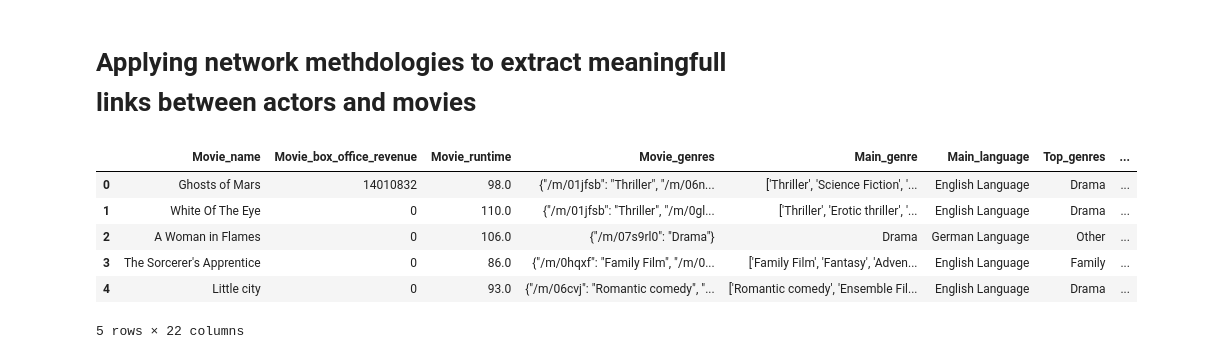
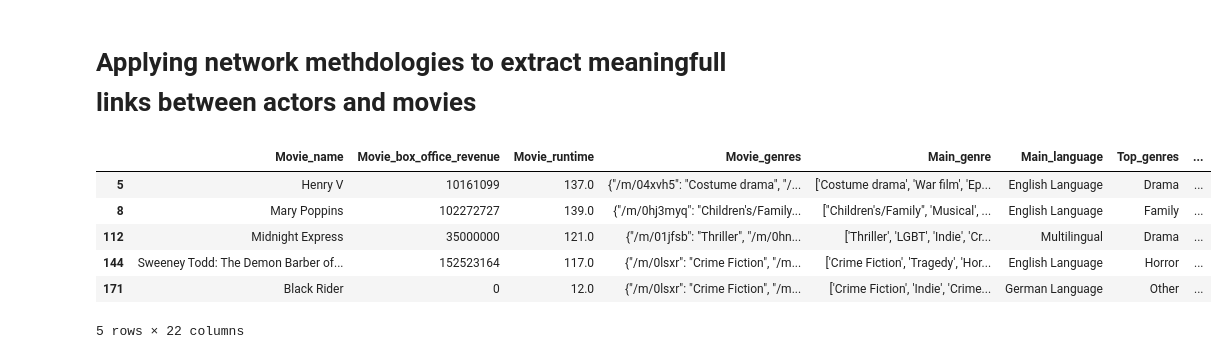
Before and after one commit to epfl-ada/ada-2023-project-bavmaresearch, a Jupyter notebook: Code/graph_analysis.ipynb, the cells around one changed output. Saved outputs shown, nothing was run; the diff lists cells and outputs as text; code cells hidden in the pictures.

```diff
--- a/Code/graph_analysis.ipynb
+++ b/Code/graph_analysis.ipynb
@@ -17,12 +22,4 @@ warnings.filterwarnings('ignore')
 # %%
+# Open movie dataset
 df_movie = pd.read_csv('../Datasets/movies_cleaned_dataset.csv')
 df_movie.Top_genres.replace('Action/Adventure', 'Action_Adventure', inplace=True)
-df_movie.head()
-# %% [output]
-|  | Movie_name | Movie_box_office_revenue | Movie_runtime | Movie_genres | Main_genre | Main_language | Top_genres | ... |
-| 0 | Ghosts of Mars | 14010832 | 98.0 | {"/m/01jfsb": "Thriller", "/m/06n... | ['Thriller', 'Science Fiction', '... | English Language | Drama | ... |
-| 1 | White Of The Eye | 0 | 110.0 | {"/m/01jfsb": "Thriller", "/m/0gl... | ['Thriller', 'Erotic thriller', '... | English Language | Drama | ... |
-| 2 | A Woman in Flames | 0 | 106.0 | {"/m/07s9rl0": "Drama"} | Drama | German Language | Other | ... |
-| 3 | The Sorcerer's Apprentice | 0 | 86.0 | {"/m/0hqxf": "Family Film", "/m/0... | ['Family Film', 'Fantasy', 'Adven... | English Language | Family | ... |
-| 4 | Little city | 0 | 93.0 | {"/m/06cvj": "Romantic comedy", "... | ['Romantic comedy', 'Ensemble Fil... | English Language | Drama | ... |
-5 rows × 22 columns
@@ -30,0 +26,12 @@ df_awarded = df_movie[df_movie.Awards != 'Not Available']
+# %%
+# Find movies with Oscar wins
+df_awarded = df_movie[df_movie.Oscar_Wins > 0]
+df_awarded.head()
+# %% [output]
+|  | Movie_name | Movie_box_office_revenue | Movie_runtime | Movie_genres | Main_genre | Main_language | Top_genres | ... |
+| 5 | Henry V | 10161099 | 137.0 | {"/m/04xvh5": "Costume drama", "/... | ['Costume drama', 'War film', 'Ep... | English Language | Drama | ... |
+| 8 | Mary Poppins | 102272727 | 139.0 | {"/m/0hj3myq": "Children's/Family... | ["Children's/Family", 'Musical', ... | English Language | Family | ... |
+| 112 | Midnight Express | 35000000 | 121.0 | {"/m/01jfsb": "Thriller", "/m/0hn... | ['Thriller', 'LGBT', 'Indie', 'Cr... | Multilingual | Drama | ... |
+| 144 | Sweeney Todd: The Demon Barber of... | 152523164 | 117.0 | {"/m/0lsxr": "Crime Fiction", "/m... | ['Crime Fiction', 'Tragedy', 'Hor... | English Language | Horror | ... |
+| 171 | Black Rider | 0 | 12.0 | {"/m/0lsxr": "Crime Fiction", "/m... | ['Crime Fiction', 'Indie', 'Crime... | German Language | Other | ... |
+5 rows × 22 columns
```
Also changed, not shown: parts of 12 cells of this notebook.
